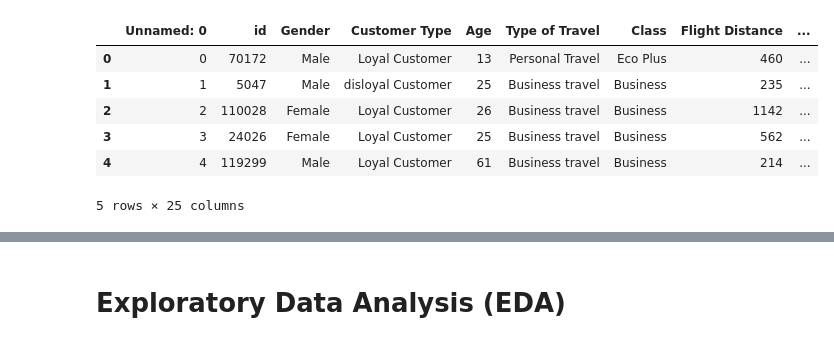
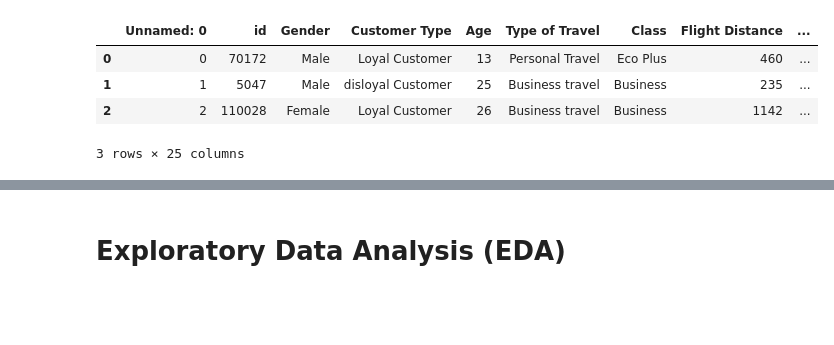
Before and after one commit to nlee98/ADS-505-Business-Analytics, a Jupyter notebook: ADS_505_Final_Project.ipynb, the cells around one changed output, grey strips where cells are left out. Cells and saved outputs as stored; diff of their text form; code cells hidden in the pictures; blank space fills up the shorter version.

```diff
--- a/ADS_505_Final_Project.ipynb
+++ b/ADS_505_Final_Project.ipynb
@@ -38,17 +92,15 @@ airline_test = pd.read_csv(
 # %%
 airline_train = pd.read_csv(
-    "https://raw.githubusercontent.com/nlee98/ADS-505-Business-Analytics/main/airline_satisfaction_train.csv?token=GHSAT0AAAAAABY77FMSTZO2OCABMALPR6NEYZJ4POA"
+    "https://raw.githubusercontent.com/nlee98/ADS-505-Business-Analytics/main/airline_satisfaction_train.csv"
 )
 airline_test = pd.read_csv(
-    "https://raw.githubusercontent.com/nlee98/ADS-505-Business-Analytics/main/airline_satisfaction_test.csv?token=GHSAT0AAAAAABY77FMT36XI4QAT2J2XROGQYZJ4PPA"
+    "https://raw.githubusercontent.com/nlee98/ADS-505-Business-Analytics/main/airline_satisfaction_test.csv"
 )
 # %%
-airline_train.head()
+airline_train.head(3)
 # %% [output]
 |  | Unnamed: 0 | id | Gender | Customer Type | Age | Type of Travel | Class | Flight Distance | ... |
 | 0 | 0 | 70172 | Male | Loyal Customer | 13 | Personal Travel | Eco Plus | 460 | ... |
 | 1 | 1 | 5047 | Male | disloyal Customer | 25 | Business travel | Business | 235 | ... |
 | 2 | 2 | 110028 | Female | Loyal Customer | 26 | Business travel | Business | 1142 | ... |
-| 3 | 3 | 24026 | Female | Loyal Customer | 25 | Business travel | Business | 562 | ... |
-| 4 | 4 | 119299 | Male | Loyal Customer | 61 | Business travel | Business | 214 | ... |
-5 rows × 25 columns
+3 rows × 25 columns
```
Also changed, not shown: parts of 97 cells of this notebook.
